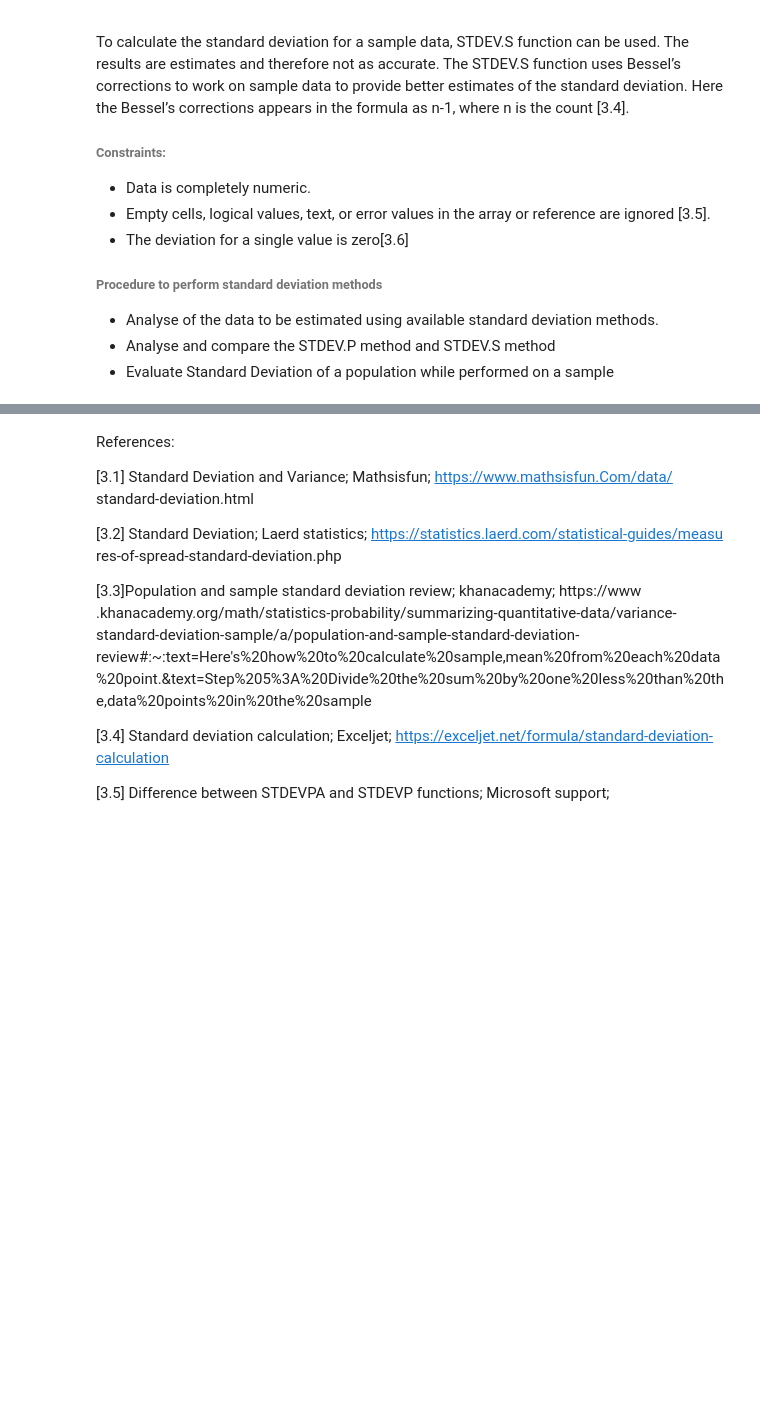
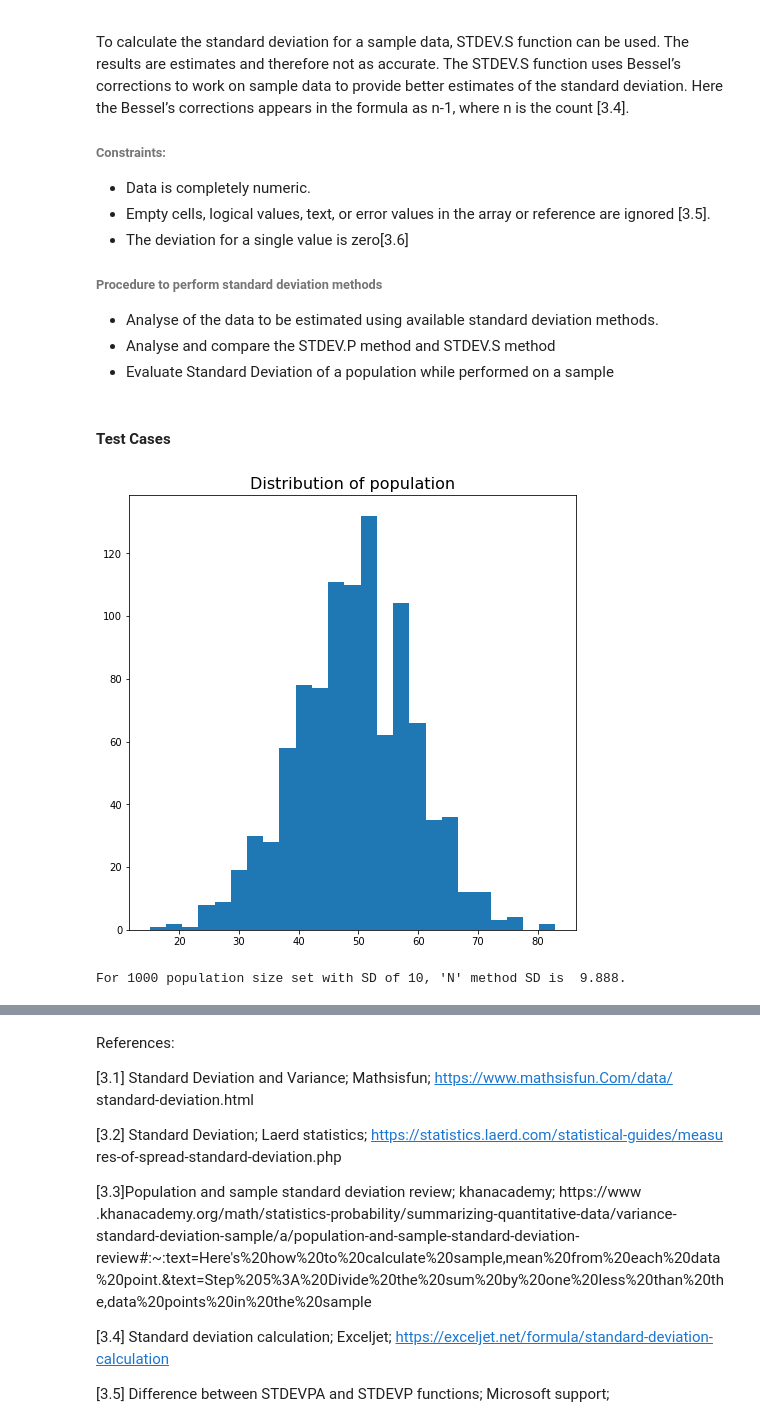
Before and after one commit to SasiGV/ML-Task2020, a Jupyter notebook: ML-Task2020.ipynb, the cells around one changed output, grey strips where cells are left out. Saved outputs shown, nothing was run; the diff lists cells and outputs as text; code cells hidden in the pictures; blank space fills up the shorter version.

```diff
--- a/ML-Task2020.ipynb
+++ b/ML-Task2020.ipynb
@@ -377,3 +377,51 @@ To calculate the standard deviation for a sample data, STDEV.S function can be u
  - Analyse of the data to be estimated using available standard deviation methods.
  - Analyse and compare the STDEV.P method and STDEV.S method
  - Evaluate Standard Deviation of a population while performed on a sample
+# %% [markdown]
+#### Test Cases
+# %%
+
+# Import numpy module for testing
+import numpy as np
+
+# Import pyplot for plotting
+import matplotlib.pyplot as plt
+# Change figure size. Code adapted from https://stackoverflow.com/a/41717533
+plt.rcParams["figure.figsize"] = (8,8)
+# %%
+# Test case: Define population mean, standard standard deviation and population size
+mean = 50
+sd = 10
+pop_size = 1000
+
+# Create an array of normal distributed values to represent population and convert to integers. Code adapted from
+# https://docs.scipy.org/doc/numpy-1.15.1/reference/generated/numpy.random.normal.html
+# and https://numpy.org/doc/stable/reference/generated/numpy.ndarray.astype.html
+pop = np.random.normal(mean,sd,pop_size).astype(int)
+
+# Display array. Code adapted from https://matplotlib.org/3.3.3/api/_as_gen/matplotlib.pyplot.hist.html
+figure = plt.hist(pop, bins=25)
+
+plt.title("Distribution of population", fontsize = 16)
+plt.show()
+# %% [output]
+[figure, added]
+# %%
+# Define function to calculate the standard deviation of population using the 'N' method
+# Code adapted from https://numpy.org/doc/stable/reference/generated/numpy.mean.html
+# https://numpy.org/doc/stable/reference/generated/numpy.square.html and
+# https://numpy.org/doc/stable/reference/generated/numpy.sqrt.html and
+# https://www.w3resource.com/python-exercises/numpy/python-numpy-exercise-16.php
+def sdp(pop):
+    """Function to calculate the standard deviation
+        of a population using the 'N' method
+        """
+    return np.sqrt(np.sum(np.square(pop - np.mean(pop)))/pop.size)
+
+# Calculate the standard deviation of the whole population using the 'N' method
+sd_p = sdp(pop)
+
+# Display whole population SD result
+print(f"""For {pop.size} population size set with SD of {sd}, 'N' method SD is {sd_p:6.3f}.""")
+# %% [output]
+For 1000 population size set with SD of 10, 'N' method SD is  9.888.
```
Also changed, not shown: parts of 2 cells of this notebook.
